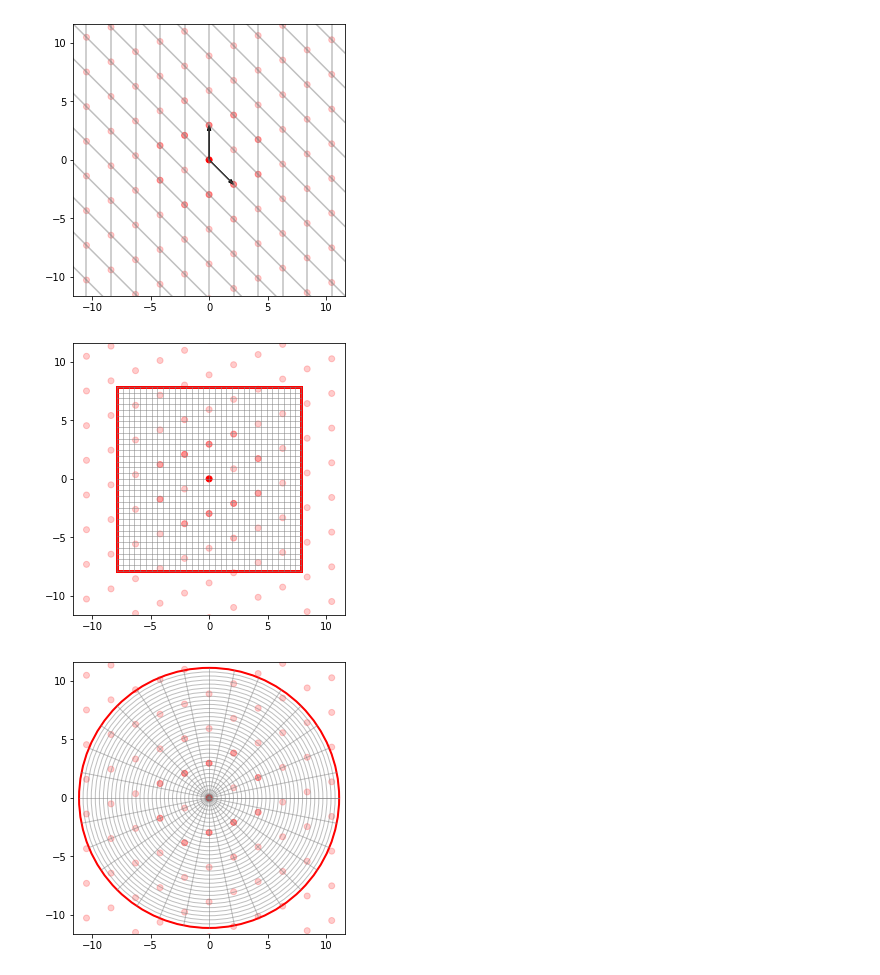
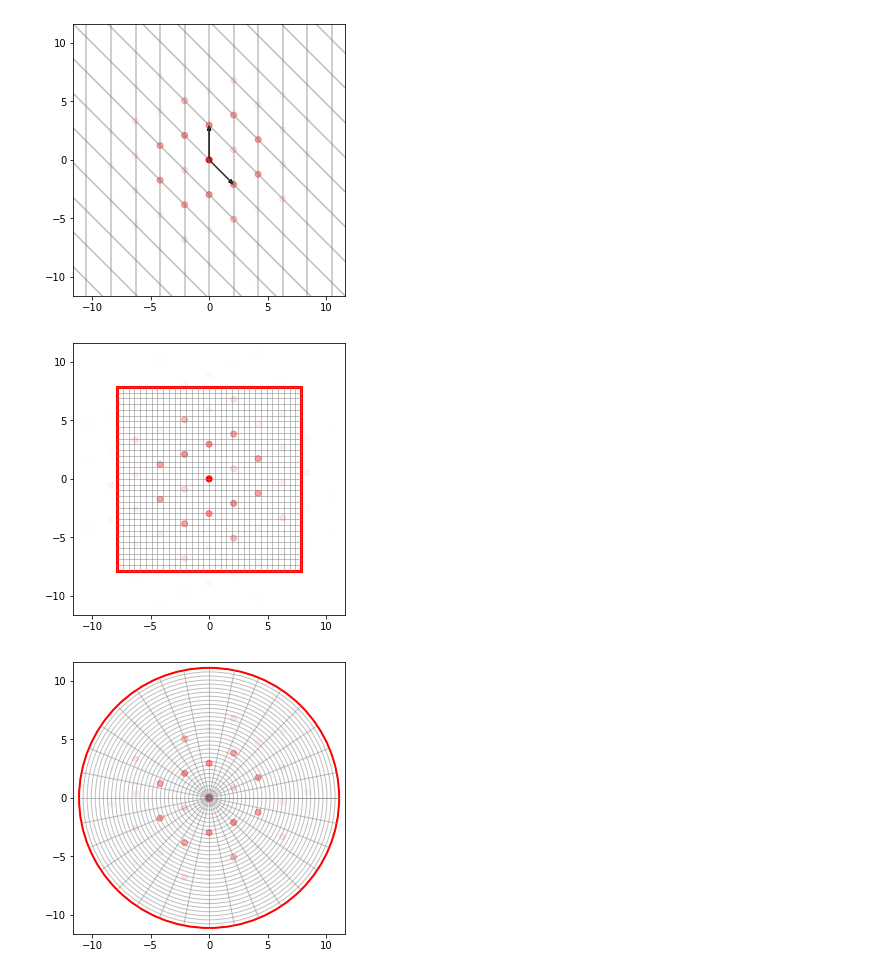
Before and after one commit to markus7800/VoxelNet, a Jupyter notebook: voxel_tutorial.ipynb, the cells around one changed output. Drawn from its saved outputs; the diff is of its cells as text; code cells hidden in the pictures.

```diff
--- a/voxel_tutorial.ipynb
+++ b/voxel_tutorial.ipynb
@@ -624,31 +628,31 @@ plt.savefig("figs/reciprocal.pdf")
 # %%
 # visualisation of get_mesh_coords
 B, G, SG = reciprocal_lattice_gaussian(A, mus, sigma, mx, my)
 
 import matplotlib.patches as patches
 fig, ax = plt.subplots(figsize=(5,5))
 absSG = np.abs(SG)
-colors = [(1.,0.,0.,v) for v in  np.maximum(absSG, absSG.max()*0.2) / absSG.max()]
+colors = [(1.,0.,0.,v) for v in  np.maximum(absSG, absSG.max()*0.0) / absSG.max()]
 
 for i in np.linspace(-width/2, width/2, N+1):
     ax.plot([-width/2, width/2],[i, i], color="gray", linewidth=1, alpha=0.5)
     ax.plot([i, i],[-width/2, width/2], color="gray", linewidth=1, alpha=0.5)
 
 ax.scatter(G[0,:], G[1,:], c=colors)
 width = 2*np.pi / L * N
 rect = patches.Rectangle((-width/2, -width/2), width, width, linewidth=3, edgecolor='r', facecolor='none')
 ax.add_patch(rect)
 circ = patches.Circle((0.,0.), width * np.sqrt(2) / 2,  linewidth=2, edgecolor='b', facecolor='none')
 #ax.add_patch(circ)
 ax.set_aspect('equal')
 #plt.xticks(np.linspace(-width/2, width/2, N+1), rotation = 90)
 #plt.yticks(np.linspace(-width/2, width/2, N+1))
 plt.grid(False)
 plt.xlim((-width* np.sqrt(2)/2 - 0.5, width* np.sqrt(2)/2 + 0.5))
 plt.ylim((-width* np.sqrt(2)/2 - 0.5, width* np.sqrt(2)/2 + 0.5))
 plt.savefig("figs/cartesian_descriptor.pdf")
 # %% [output]
-[figure, old version]
+[figure, new version]
 # %%
 # visualisation of get_mesh_coords
 B, G, SG = reciprocal_lattice_gaussian(A, mus, sigma, mx, my)
@@ -656,7 +660,7 @@ B, G, SG = reciprocal_lattice_gaussian(A, mus, sigma, mx, my)
 import matplotlib.patches as patches
 fig, ax = plt.subplots(figsize=(5,5))
 absSG = np.abs(SG)
-colors = [(1.,0.,0.,v) for v in  np.maximum(absSG, absSG.max()*0.2) / absSG.max()]
+colors = [(1.,0.,0.,v) for v in  np.maximum(absSG, absSG.max()*0.0) / absSG.max()]
 
 
 radius = width * np.sqrt(2) / 2
@@ -680,4 +684,4 @@ plt.xlim((-width* np.sqrt(2)/2 - 0.5, width* np.sqrt(2)/2 + 0.5))
 plt.ylim((-width* np.sqrt(2)/2 - 0.5, width* np.sqrt(2)/2 + 0.5))
 plt.savefig("figs/spherical_descriptor.pdf")
 # %% [output]
-[figure, old version]
+[figure, new version]
```
Also changed, not shown: parts of 6 cells of this notebook, 9 other files.
